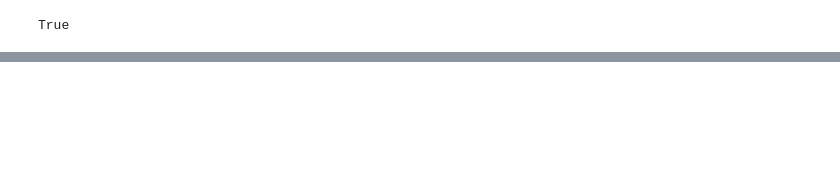
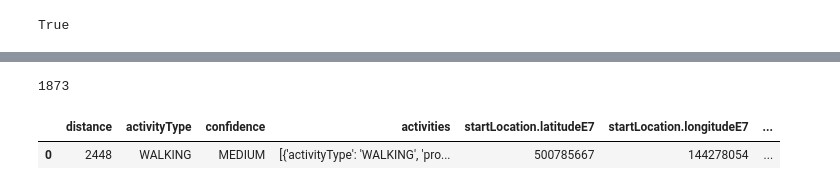
Before and after one commit to cipher982/chatlas, a Jupyter notebook: notebooks/load_langchain.ipynb, the cells around one changed output, grey strips where cells are left out. Saved outputs shown, nothing was run; the diff lists cells and outputs as text; code cells hidden in the pictures; blank space fills up the shorter version.

```diff
--- a/notebooks/load_langchain.ipynb
+++ b/notebooks/load_langchain.ipynb
@@ -32,0 +173,9 @@ Retrying langchain.llms.openai.completion_with_retry.<locals>._completion_with_r
+# %%
+durations[0].seconds
+# %% [output]
+1873
+# %%
+pd.json_normalize(data[0]["timelineObjects"][0]["activitySegment"])
+# %% [output]
+|  | distance | activityType | confidence | activities | startLocation.latitudeE7 | startLocation.longitudeE7 | ... |
+| 0 | 2448 | WALKING | MEDIUM | [{'activityType': 'WALKING', 'pro... | 500785667 | 144278054 | ... |
```
Also changed, not shown: parts of 12 cells of this notebook.
